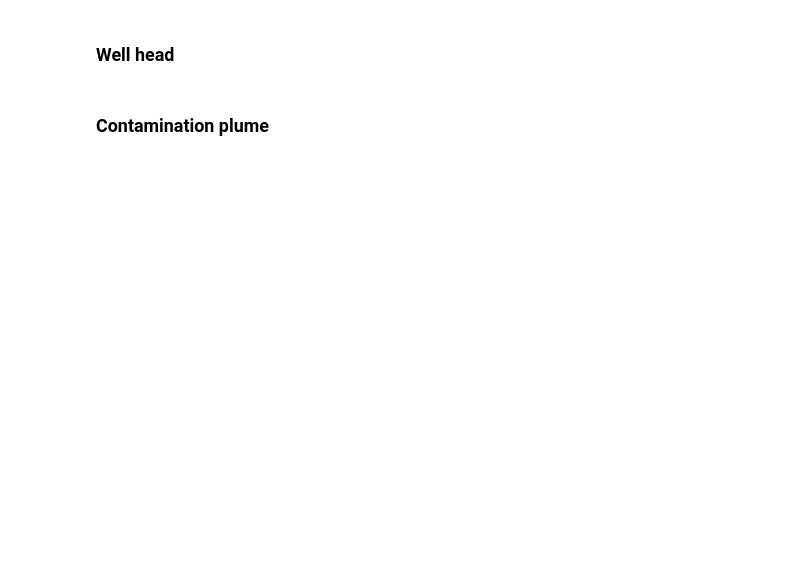
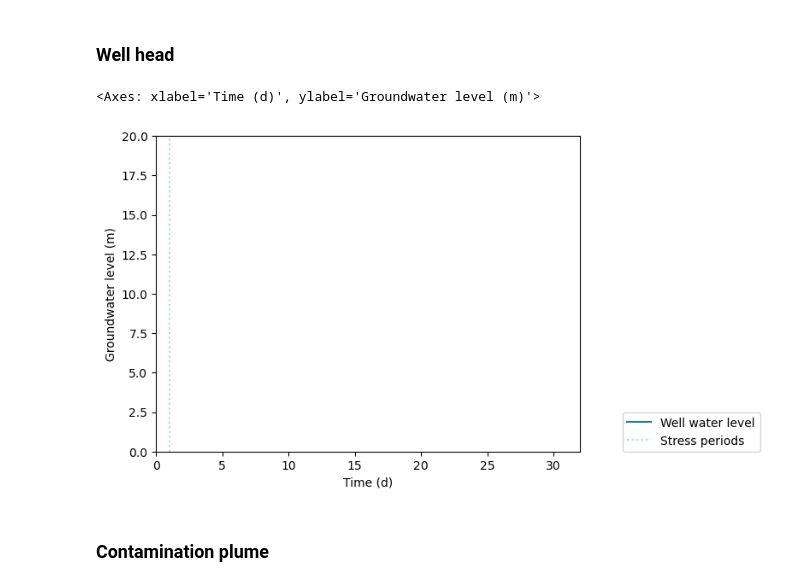
Before and after one commit to hydrocomputing/pymf6-validation, a Jupyter notebook: src/notebooks/2_system_well_model.ipynb, the cells around one changed output. Drawn from its saved outputs; the diff is of its cells as text; code cells hidden in the pictures; blank space fills up the shorter version.

```diff
--- a/src/notebooks/2_system_well_model.ipynb
+++ b/src/notebooks/2_system_well_model.ipynb
@@ -210,7 +221,10 @@ show_heads(model_path, model_name, show_wells=False,  kstpkper=(249, 1))
 # %% [markdown]
 ### Well head
 # %%
-show_well_head((1, 34, 26), model_path, model_name, times=[1], y_start=0, y_end=20)
+show_well_head((0, 34, 26), model_path, model_name, times=[1], y_start=0, y_end=20)
+# %% [output]
+<Axes: xlabel='Time (d)', ylabel='Groundwater level (m)'>
+[figure, added]
 # %% [markdown]
 ### Contamination plume
 # %%
```
Also changed, not shown: parts of 18 cells of this notebook, 10 other files.
